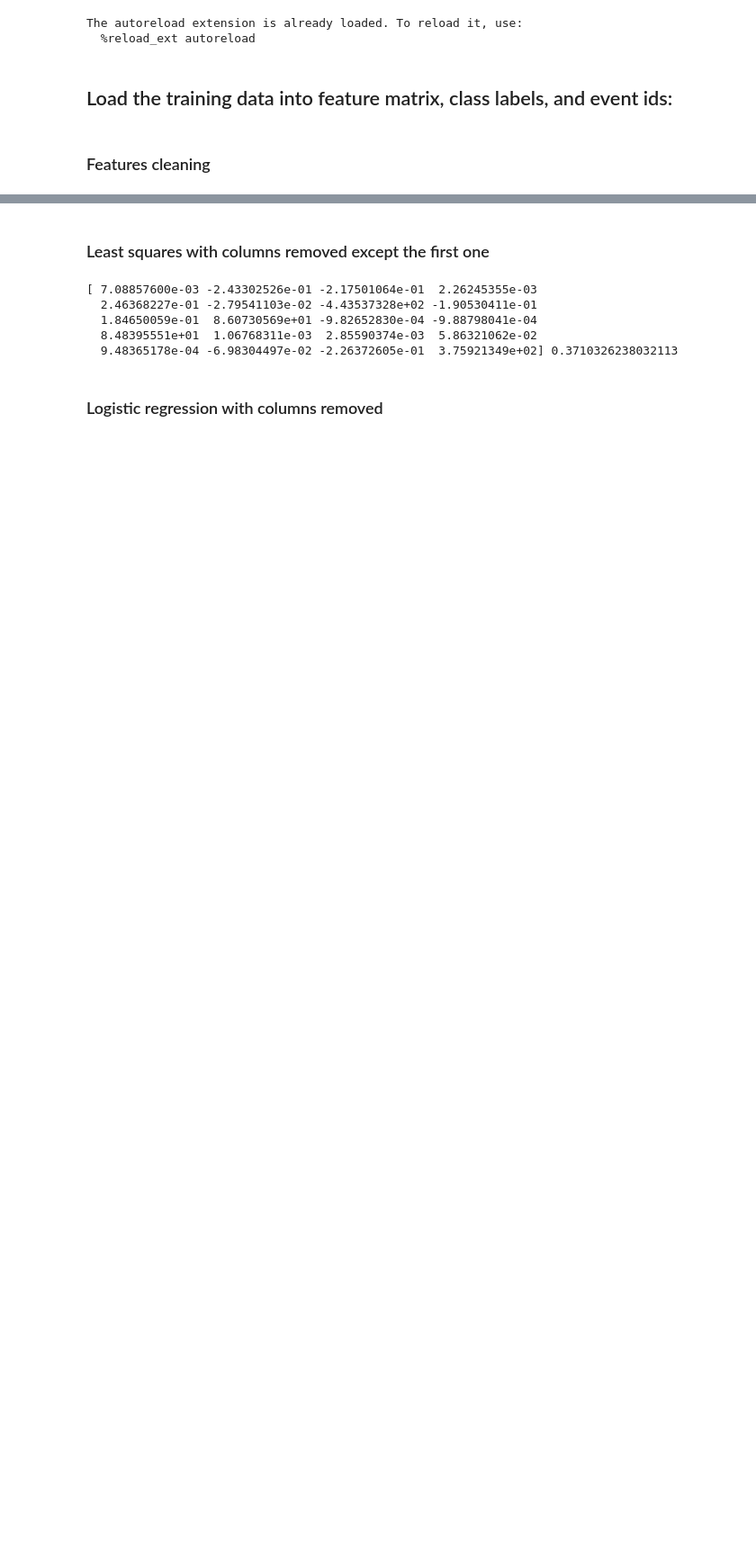
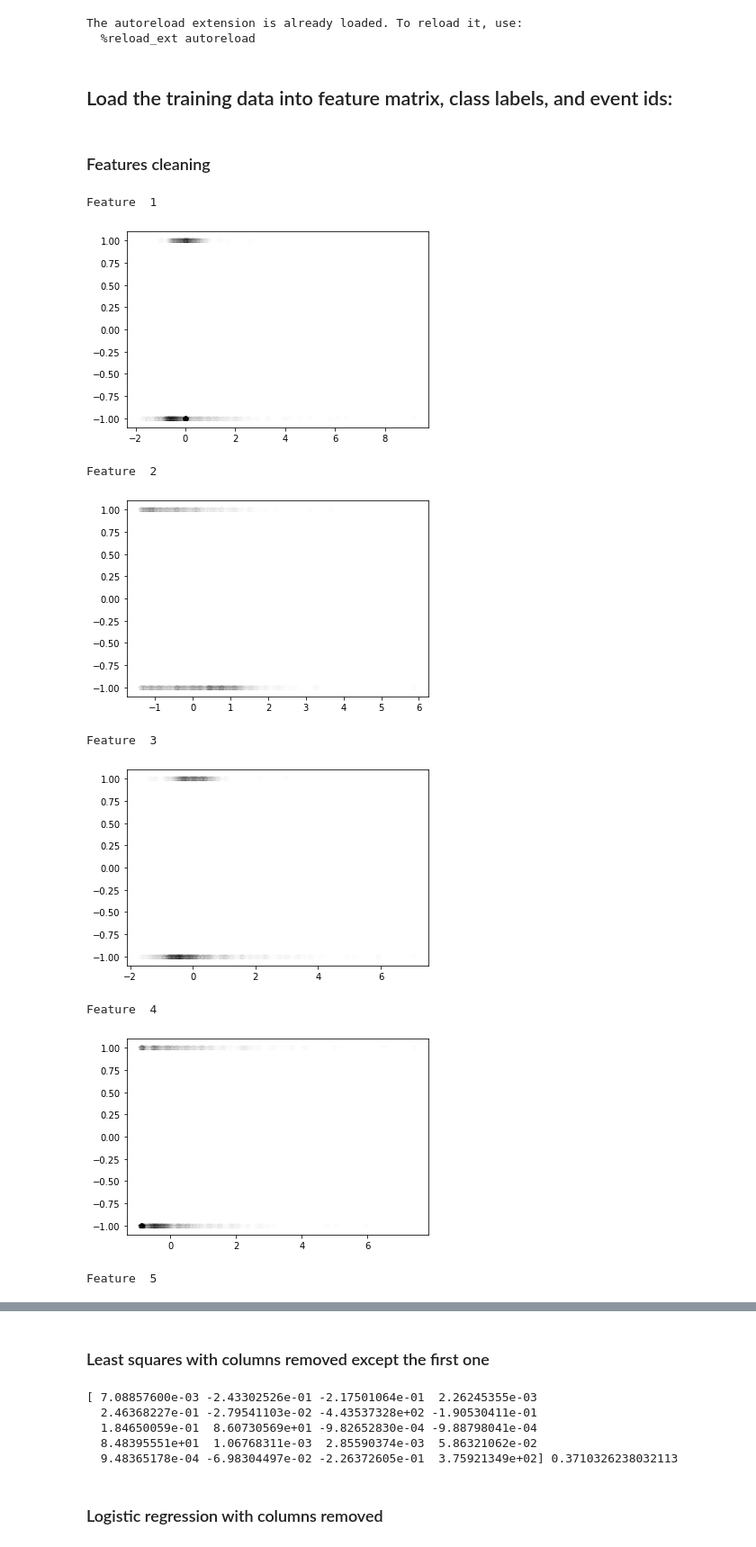
Before and after one commit to jlabhard/ML_course, a Jupyter notebook: projects/project1/scripts/project1.ipynb, the cells around one changed output, grey strips where cells are left out. Shown at 90% size. Saved outputs shown, nothing was run; the diff lists cells and outputs as text; code cells hidden in the pictures; blank space fills up the shorter version.

```diff
--- a/projects/project1/scripts/project1.ipynb
+++ b/projects/project1/scripts/project1.ipynb
@@ -35,7 +35,7 @@ def standardize(tX, affected = False) :
         i_mask = (feature == -999)
         if affected :
             feature[i_mask] = feature[mask].mean() # replace undetermined value by 0
-            feature = (feature-feature.mean())/feature.std() # standardize
+            feature[:] = (feature-feature.mean())/feature.std() # standardize
         else :
             feature[i_mask] = 0 # replace undetermined value by mean of column
             feature[mask] = (feature[mask]-feature[mask].mean())/feature[mask].std() # standardize
@@ -70,7 +75,17 @@ remove_all_mask.append(True)
 # %%
 clean_cols = tX_standardized[:, remove_error_mask]
 # %%
-# for i, feature in enumerate(tX.T) :
-#    print("Feature " , i+1)
-#    plt.plot(feature[:1000], y[:1000], 'kp', alpha = 0.002)
-#    plt.show()
+ for i, feature in enumerate(tX_standardized.T) :
+    print("Feature " , i+1)
+    plt.plot(feature[:1000], y[:1000], 'kp', alpha = 0.006)
+    plt.show()
+# %% [output]
+Feature  1
+[figure, added]
+Feature  2
+[figure, added]
+Feature  3
+[figure, added]
+Feature  4
+[figure, added]
+Feature  5
```
Also changed, not shown: parts of 8 cells of this notebook.
